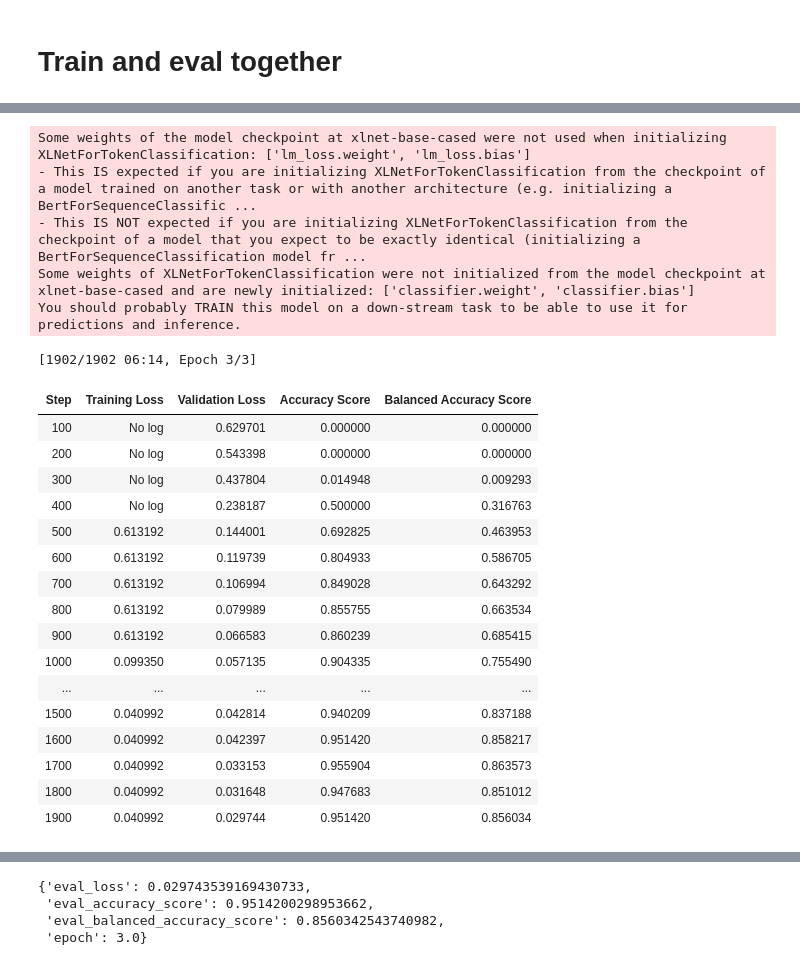
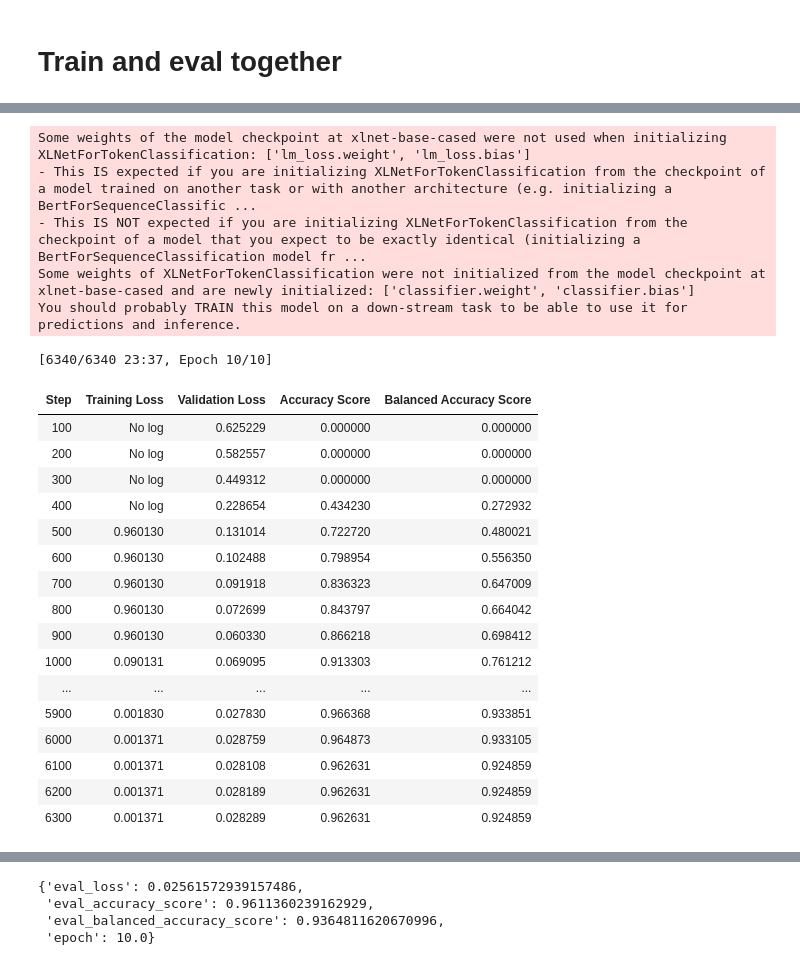
Before and after one commit to jseale/dissertation, a Jupyter notebook: Models/Baselines/WHD_transformers/XLNet_variant_stratified_WHD_Disambiguation_Baseline-Multiclass.ipynb, the cells around one changed output, grey strips where cells are left out. Cells and saved outputs as stored; diff of their text form; code cells hidden in the pictures.

```diff
--- a/Models/Baselines/WHD_transformers/XLNet_variant_stratified_WHD_Disambiguation_Baseline-Multiclass.ipynb
+++ b/Models/Baselines/WHD_transformers/XLNet_variant_stratified_WHD_Disambiguation_Baseline-Multiclass.ipynb
@@ -37,7 +38,10 @@ DEV_TXT = WHD_XLNET_DATA + "dev.txt"
 TEST_TXT = WHD_XLNET_DATA + "test.txt"
 
 #Logging path
-LOGS = "./whd_variant_stratified_logs"
+LOGS = "./whd_variant_stratified_logs_10_epoch"
+
+#Output path
+OUTPUT_DIR = './whd-variant-stratified-xlnet-model_10_epoch'
 
 #Labels file
 LABELS = WHD_XLNET_DATA + "labels.txt"
@@ -49,14 +53,17 @@ LABELS = WHD_XLNET_DATA + "labels.txt"
 # Model Variables
 MAX_LENGTH = 128 #@param {type: "integer"}
 BATCH_SIZE = 16 #@param {type: "integer"}
-NUM_EPOCHS = 3 #@param {type: "integer"}
+NUM_EPOCHS = 10 #@param {type: "integer"}
 SAVE_STEPS = 100 #@param {type: "integer"}
 LOGGING_STEPS = 100 #@param {type: "integer"}
-SEED_1 = 15
-SEED = 42 #@param {type: "integer"}
-SEED_2 = 30
-SEED_3 = 1234
-SEED_4 = 500
+SEED_1 = random.randrange(10000)
+print(SEED_1)
+SEED_2 = random.randrange(10000)
+print(SEED_2)
+SEED_3 = random.randrange(10000)
+print(SEED_3)
+SEED_4 = random.randrange(10000)
+print(SEED_4)
 STEPS = "steps"
 EVAL_STEPS = 100
 WARMUP_STEPS = 500
@@ -564,58 +575,58 @@ model.to(device)
 
 training_args = TrainingArguments(
     load_best_model_at_end=True,
-    output_dir='./whd-variant-stratified-model',    # output directory
+    output_dir=OUTPUT_DIR,    # output directory
     num_train_epochs=NUM_EPOCHS,              # total # of training epochs
     per_device_train_batch_size=BATCH_SIZE,   # batch size per device during training
     per_device_eval_batch_size=BATCH_SIZE,    # batch size for evaluation
     warmup_steps=WARMUP_STEPS,                # number of warmup steps for learning rate scheduler
     weight_decay=WEIGHT_DECAY,                # strength of weight decay
     logging_dir=LOGS,                         # directory for storing logs
     evaluation_strategy=STEPS,
     eval_steps=EVAL_STEPS,
     seed=SEED_3,
     overwrite_output_dir=True,
 )
 
 trainer = Trainer(
     model=model,                         # instantiated Transformers model to be trained
     args=training_args,                  # training arguments, defined above
     train_dataset=train_dataset,         # training dataset
     eval_dataset=dev_dataset,            # evaluation dataset
     compute_metrics=compute_metrics
 )
 
 trainer.train()
 trainer.evaluate()
 # %% [output]
 Some weights of the model checkpoint at xlnet-base-cased were not used when initializing XLNetForTokenClassification: ['lm_loss.weight', 'lm_loss.bias']
 - This IS expected if you are initializing XLNetForTokenClassification from the checkpoint of a model trained on another task or with another architecture (e.g. initializing a BertForSequenceClassific ...
 - This IS NOT expected if you are initializing XLNetForTokenClassification from the checkpoint of a model that you expect to be exactly identical (initializing a BertForSequenceClassification model fr ...
 Some weights of XLNetForTokenClassification were not initialized from the model checkpoint at xlnet-base-cased and are newly initialized: ['classifier.weight', 'classifier.bias']
 You should probably TRAIN this model on a down-stream task to be able to use it for predictions and inference.
-[1902/1902 06:14, Epoch 3/3]
+[6340/6340 23:37, Epoch 10/10]
 | Step | Training Loss | Validation Loss | Accuracy Score | Balanced Accuracy Score |
-| 100 | No log | 0.629701 | 0.000000 | 0.000000 |
-| 200 | No log | 0.543398 | 0.000000 | 0.000000 |
-| 300 | No log | 0.437804 | 0.014948 | 0.009293 |
-| 400 | No log | 0.238187 | 0.500000 | 0.316763 |
-| 500 | 0.613192 | 0.144001 | 0.692825 | 0.463953 |
-| 600 | 0.613192 | 0.119739 | 0.804933 | 0.586705 |
-| 700 | 0.613192 | 0.106994 | 0.849028 | 0.643292 |
-| 800 | 0.613192 | 0.079989 | 0.855755 | 0.663534 |
-| 900 | 0.613192 | 0.066583 | 0.860239 | 0.685415 |
-| 1000 | 0.099350 | 0.057135 | 0.904335 | 0.755490 |
+| 100 | No log | 0.625229 | 0.000000 | 0.000000 |
+| 200 | No log | 0.582557 | 0.000000 | 0.000000 |
+| 300 | No log | 0.449312 | 0.000000 | 0.000000 |
+| 400 | No log | 0.228654 | 0.434230 | 0.272932 |
+| 500 | 0.960130 | 0.131014 | 0.722720 | 0.480021 |
+| 600 | 0.960130 | 0.102488 | 0.798954 | 0.556350 |
+| 700 | 0.960130 | 0.091918 | 0.836323 | 0.647009 |
+| 800 | 0.960130 | 0.072699 | 0.843797 | 0.664042 |
+| 900 | 0.960130 | 0.060330 | 0.866218 | 0.698412 |
+| 1000 | 0.090131 | 0.069095 | 0.913303 | 0.761212 |
 | ... | ... | ... | ... | ... |
-| 1500 | 0.040992 | 0.042814 | 0.940209 | 0.837188 |
-| 1600 | 0.040992 | 0.042397 | 0.951420 | 0.858217 |
-| 1700 | 0.040992 | 0.033153 | 0.955904 | 0.863573 |
-| 1800 | 0.040992 | 0.031648 | 0.947683 | 0.851012 |
-| 1900 | 0.040992 | 0.029744 | 0.951420 | 0.856034 |
+| 5900 | 0.001830 | 0.027830 | 0.966368 | 0.933851 |
+| 6000 | 0.001371 | 0.028759 | 0.964873 | 0.933105 |
+| 6100 | 0.001371 | 0.028108 | 0.962631 | 0.924859 |
+| 6200 | 0.001371 | 0.028189 | 0.962631 | 0.924859 |
+| 6300 | 0.001371 | 0.028289 | 0.962631 | 0.924859 |
 [interactive output not drawn]
-{'eval_loss': 0.029743539169430733,
- 'eval_accuracy_score': 0.9514200298953662,
- 'eval_balanced_accuracy_score': 0.8560342543740982,
- 'epoch': 3.0}
+{'eval_loss': 0.02561572939157486,
+ 'eval_accuracy_score': 0.9611360239162929,
+ 'eval_balanced_accuracy_score': 0.9364811620670996,
+ 'epoch': 10.0}
 # %%
 #WITH SEED_4
 #Instantiate model, training args and trainer; train and evaluate
```
Also changed, not shown: parts of 11 cells of this notebook, 12 other files.
